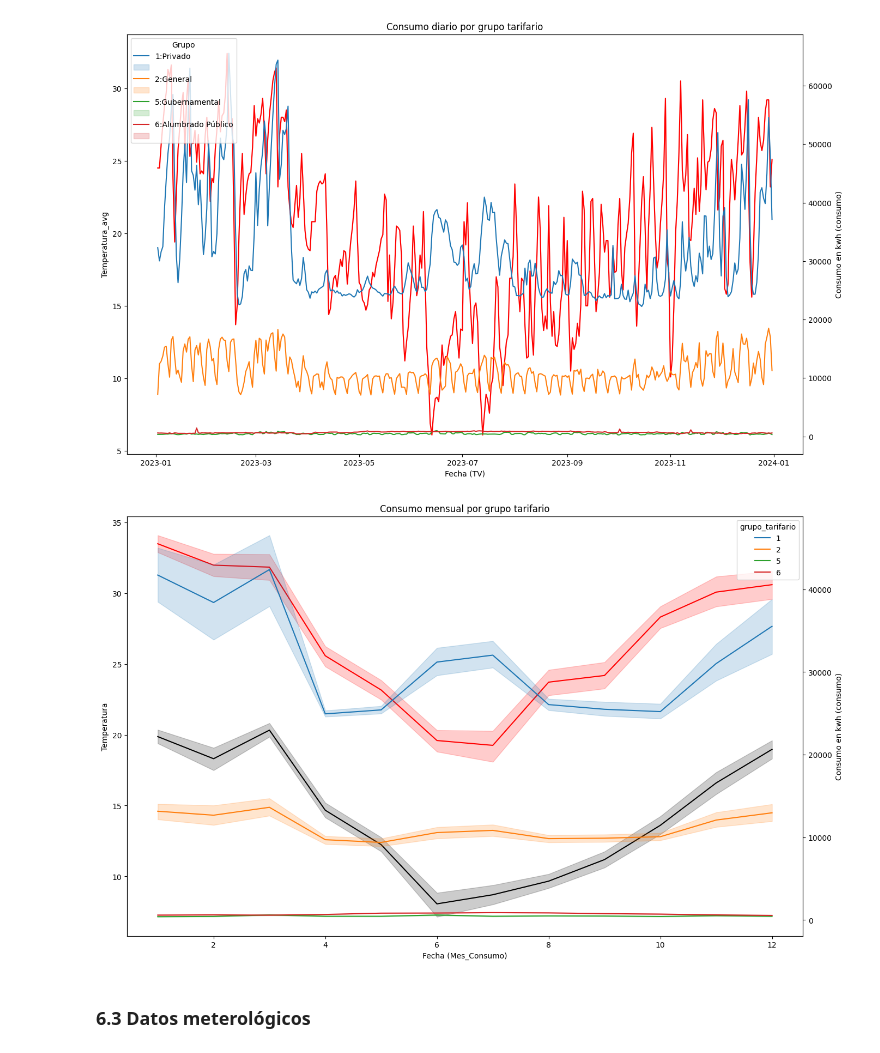
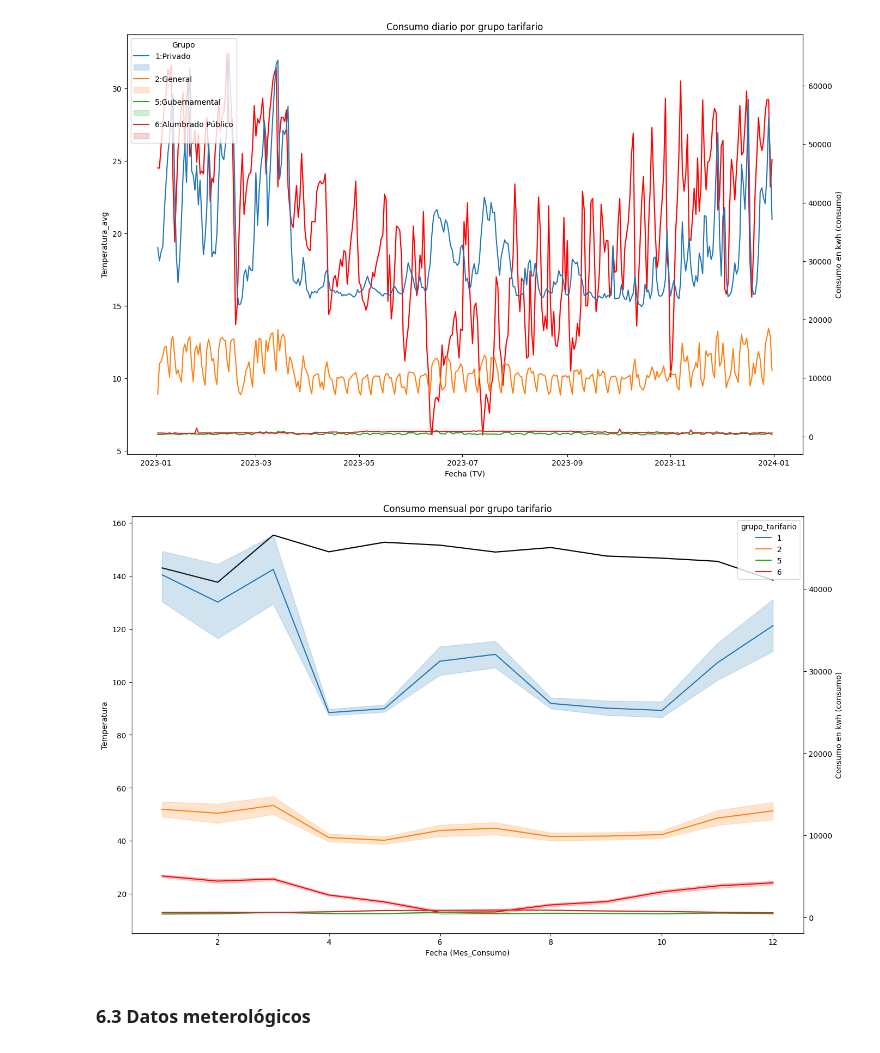
Before and after one commit to pasollipaula/DiplodatosMentoria, a Jupyter notebook: carga_datasets.ipynb, the cells around one changed output. Drawn from its saved outputs; the diff is of its cells as text; code cells hidden in the pictures.

```diff
--- a/carga_datasets.ipynb
+++ b/carga_datasets.ipynb
@@ -964,7 +964,7 @@ Ya observamos que deberíamos agrupar para una misma fecha de consumo los regist
 # %%
 # Debería hacer un group by TV (fecha) para sumar todas las filas del mismo día, agrupando por grupo_tarifario, subestacion, y codigo_tarifa
 # sumando los consumos, sumando Maxima_Demanda, y el promedio de contratos.
-modelo = modelo.groupby(by=['TV','grupo_tarifario','distrito','sea','distribuidor','subestacion','codigo_tarifa','Temperatura_max','Temperatura_min','Temperatura_avg','Precipitaciones','Dia_Consumo','Mes_Consumo','Laboral'], as_index=False).agg({"consumo" : sum, "consumo_pico" : sum, "consumo_valle" : sum, "consumo_resto" : sum, 'Maxima_Demanda' : sum, 'contrato' : "mean"})
+modelo = modelo.groupby(by=['TV','grupo_tarifario','distrito','sea','distribuidor','subestacion','codigo_tarifa','Temperatura_max','Temperatura_min','Temperatura_avg','Precipitaciones','Dia_Consumo','Mes_Consumo','Laboral','emae'], as_index=False).agg({"consumo" : sum, "consumo_pico" : sum, "consumo_valle" : sum, "consumo_resto" : sum, 'Maxima_Demanda' : sum, 'contrato' : "mean"})
 # %% [markdown]
 ya tenemos un dataset con nuestro modelo inicial, ahora podemos intentar buscar las respuestas
 # %%
@@ -993,7 +993,7 @@ plt.show()
 ### 6.2. Identificación de consumos por grupo tarifario
 # %%
 # Hago un groupby: grupo_tarifario para plotear
-consumo_grupo_tarifario = modelo.groupby(['TV','grupo_tarifario','Temperatura_max','Temperatura_min','Temperatura_avg','Precipitaciones','Dia_Consumo','Mes_Consumo','Laboral'], as_index=False)[['consumo','Maxima_Demanda']].sum()
+consumo_grupo_tarifario = modelo.groupby(['TV','grupo_tarifario','Temperatura_max','Temperatura_min','Temperatura_avg','Precipitaciones','Dia_Consumo','Mes_Consumo','Laboral','emae'], as_index=False)[['consumo','Maxima_Demanda']].sum()
 # %%
 # Identificar la causa de los picos, valles y consumos medios.
 
@@ -1020,31 +1020,31 @@ plt.show()
 # %%
 # Identificar la causa de los picos, valles y consumos medios.
 
 fig, ax = plt.subplots(figsize=(16, 10))
 
-# Variable: Temperatura Máxima
-sns.lineplot(x="Mes_Consumo", y="Temperatura_max",
+# Variable: Temperatura Promedio
+sns.lineplot(x="Mes_Consumo", y="Temperatura_avg",
              data=consumo_grupo_tarifario, ax=ax, color='red')
 
-# Variable: Temperatura Mínima
-sns.lineplot(x="Mes_Consumo", y="Temperatura_min",
+# Variable: emae
+sns.lineplot(x="Mes_Consumo", y="emae",
              data=consumo_grupo_tarifario, ax=ax, color='black')
 ax2 = ax.twinx()
 
 # Consumo
 sns.lineplot(x="Mes_Consumo", y="consumo",
              hue="grupo_tarifario",
              data=consumo_grupo_tarifario, ax=ax2, palette=sns.color_palette())
 
 # Referencias
 ax.set(xlabel='Fecha (Mes_Consumo)',
        ylabel='Temperatura',
        title='Consumo mensual por grupo tarifario')
 ax2.set(ylabel='Consumo en kwh (consumo)')
 
 plt.show()
 # %% [output]
-[figure, old version]
+[figure, new version]
 # %% [markdown]
 ### 6.3 Datos meterológicos
 # %%
```
Also changed, not shown: parts of 4 cells of this notebook, 2 other files.
